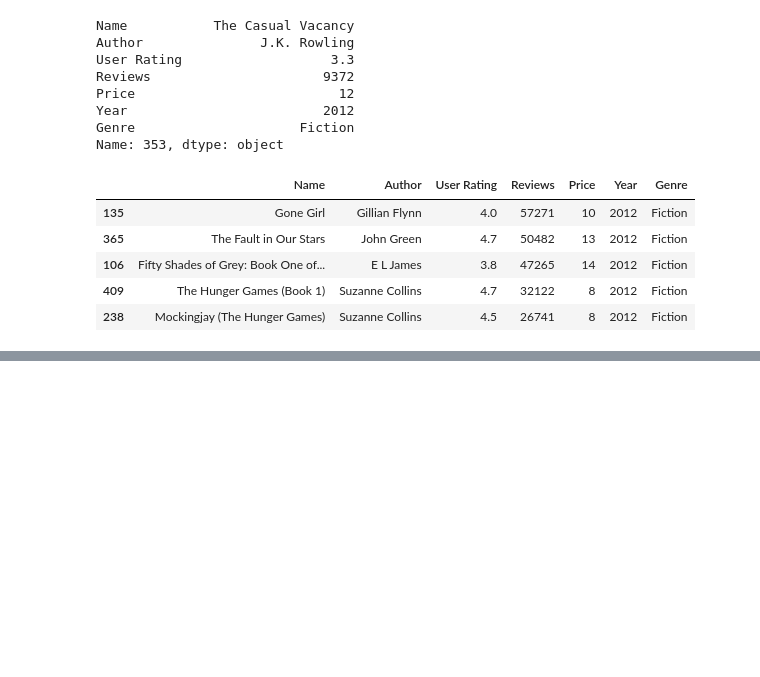
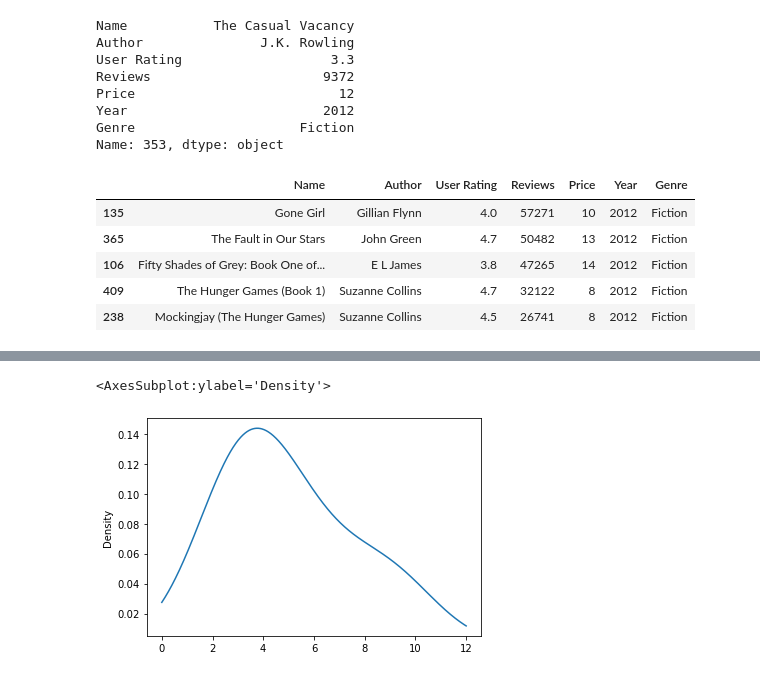
Before and after one commit to aibidapo/Python_Data_Analysis_and_Visualization_Masterclass, a Jupyter notebook: EXERCISE_06_Filtering.ipynb, the cells around one changed output, grey strips where cells are left out. Cells and saved outputs as stored; diff of their text form; code cells hidden in the pictures; blank space fills up the shorter version.

```diff
--- a/EXERCISE_06_Filtering.ipynb
+++ b/EXERCISE_06_Filtering.ipynb
@@ -154,0 +155,8 @@ ratings_below.sort_values('Author', ascending=False)['Author'].value_counts().he
+# %%
+# Create a density plot showing the 5 authors who have the most books with a rating under 4.5
+
+low_rated = bestsellers[bestsellers['User Rating'] < 4.5]
+low_rated.sort_values('Author', ascending=False)['Author'].value_counts().head().plot(kind='density')
+# %% [output]
+<AxesSubplot:ylabel='Density'>
+[figure, added]
```
Also changed, not shown: parts of 13 cells of this notebook.
